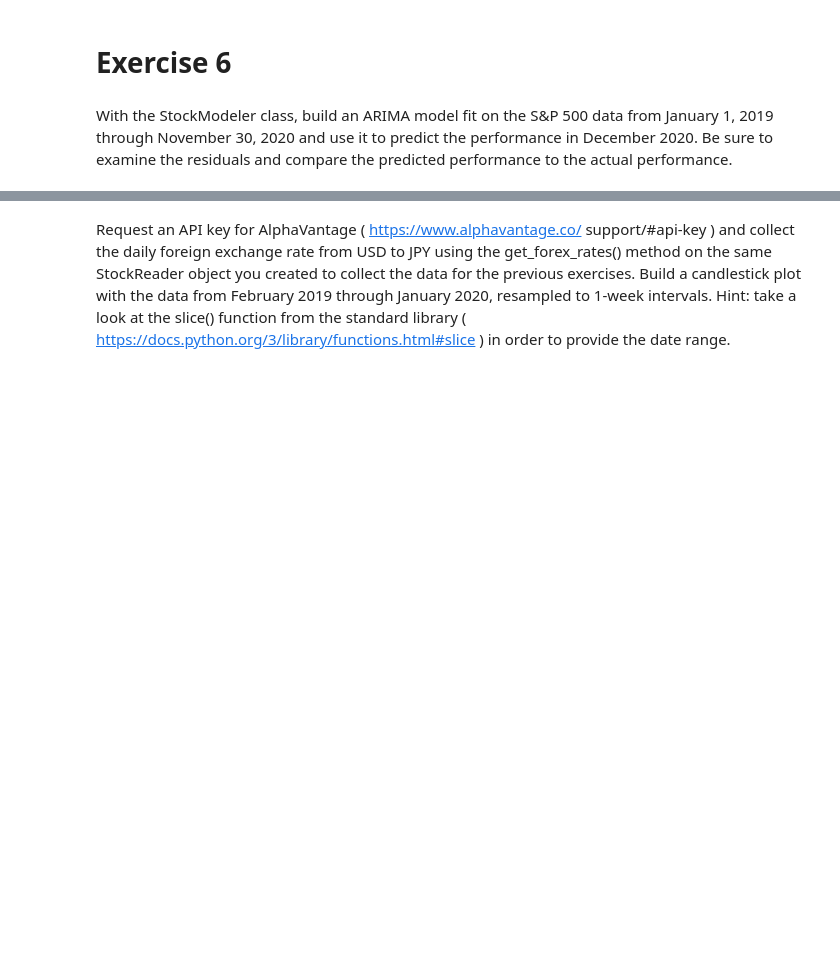
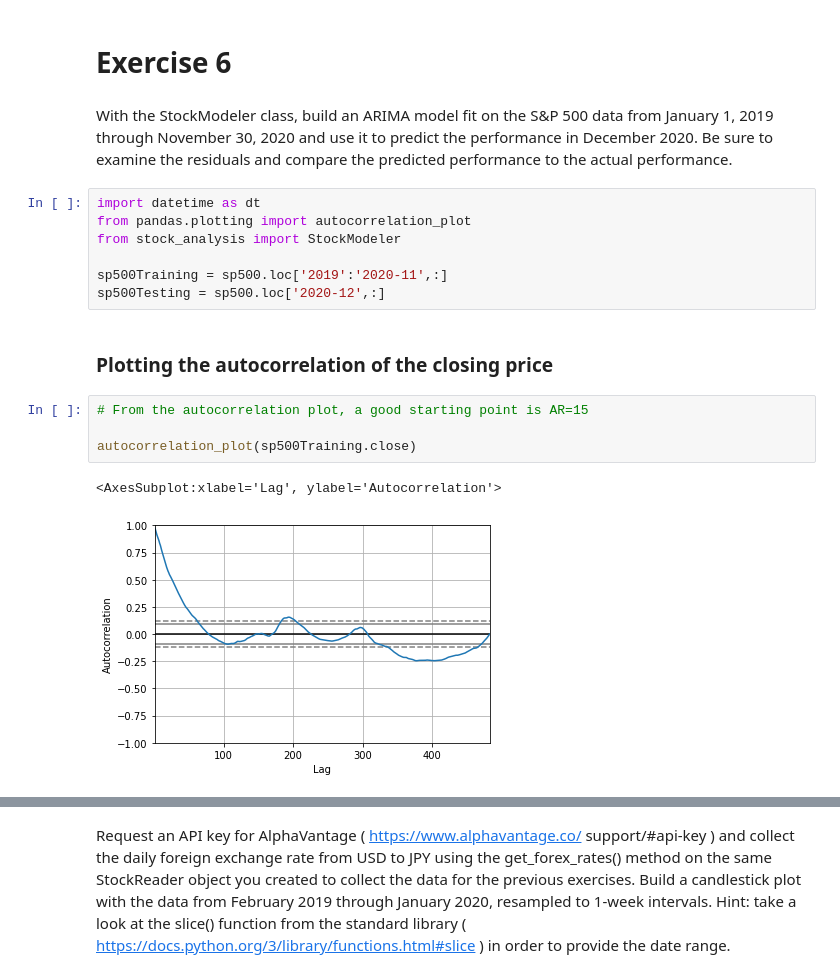
Before and after one commit to will-i-amv-books/Hands-On-Data-Analysis-with-Pandas-2nd-edition, a Jupyter notebook: ch_07/exercises.ipynb, the cells around one changed output, grey strips where cells are left out. Drawn from its saved outputs; the diff is of its cells as text; blank space fills up the shorter version.

```diff
--- a/ch_07/exercises.ipynb
+++ b/ch_07/exercises.ipynb
@@ -259,3 +259,19 @@ With the StockModeler class, build an ARIMA model fit on the S&P 500
 data from January 1, 2019 through November 30, 2020 and use it to predict the
 performance in December 2020. Be sure to examine the residuals and compare the
 predicted performance to the actual performance.
+# %%
+import datetime as dt
+from pandas.plotting import autocorrelation_plot
+from stock_analysis import StockModeler
+
+sp500Training = sp500.loc['2019':'2020-11',:]
+sp500Testing = sp500.loc['2020-12',:]
+# %% [markdown]
+### Plotting the autocorrelation of the closing price
+# %%
+# From the autocorrelation plot, a good starting point is AR=15
+
+autocorrelation_plot(sp500Training.close)
+# %% [output]
+<AxesSubplot:xlabel='Lag', ylabel='Autocorrelation'>
+[figure, added]
```
Also changed, not shown: parts of 6 cells of this notebook.
